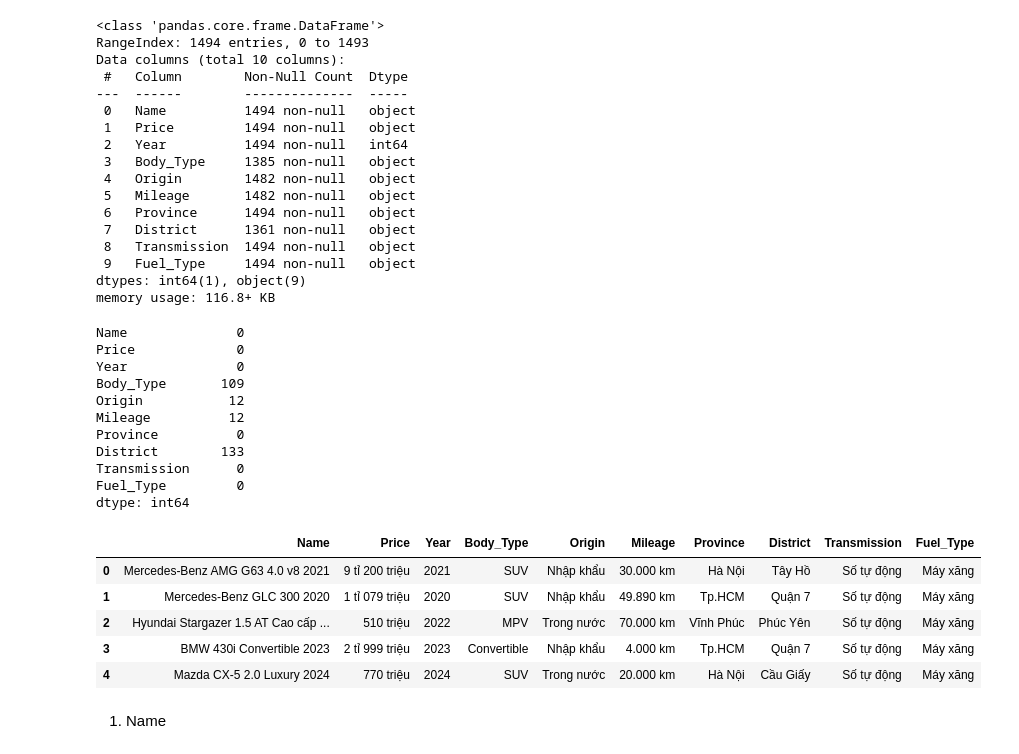
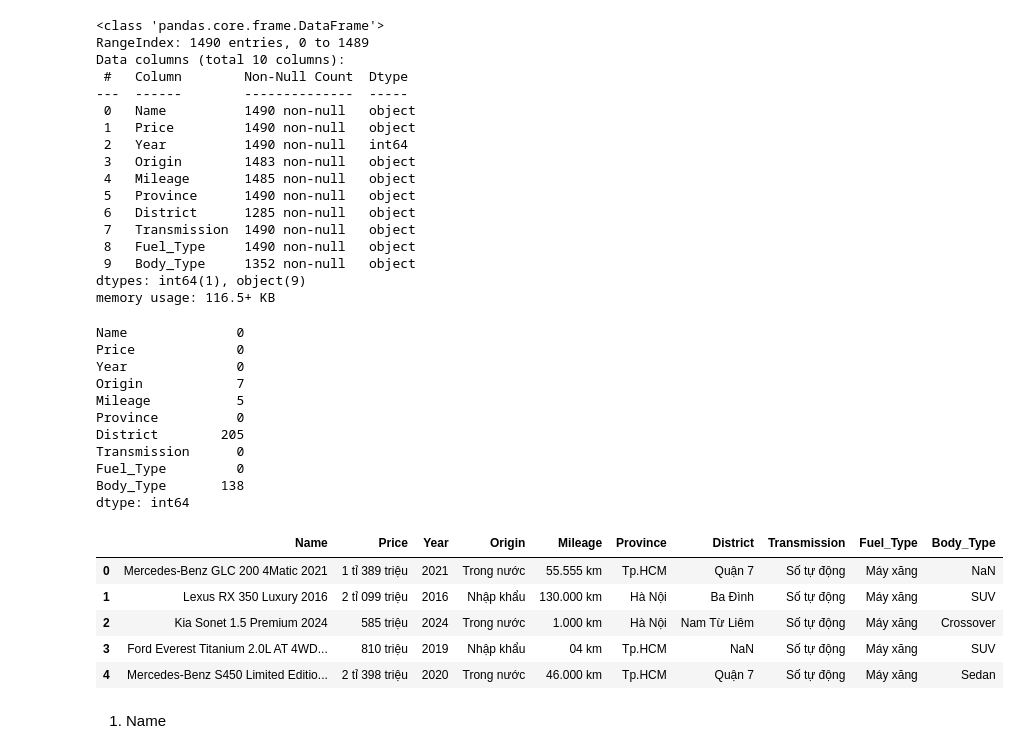
Before and after one commit to nmkhan9/car_price_predict, a Jupyter notebook: notebooks/clean_data.ipynb, the cells around one changed output. Cells and saved outputs as stored; diff of their text form; code cells hidden in the pictures.

```diff
--- a/notebooks/clean_data.ipynb
+++ b/notebooks/clean_data.ipynb
@@ -4,5 +4,5 @@ import numpy as np
 import warnings
 warnings.filterwarnings("ignore")
 # %%
-df = pd.read_csv("../data/cars_data.csv")
-df.head()
+df1 = pd.read_csv("../data/cars_data.csv")
+df2 = pd.read_csv("../data/cars_data2.csv")
@@ -80,16 +51,6 @@ Hỗ trợ/cam kết từ người bán : 1
 # %%
-df = df.drop(["Hỗ trợ/cam kết từ người bán",
-              "Còn bảo hiểm thân vỏ",
-              "Có xuất hóa đơn",
-              "Xe có nhiều đồ chơi",
-              "Model xe mới",
-              "Thủ tục trọn gói (Rút hồ sơ,sang tên,...)",
-              "Full lịch sử hãng","Một chủ từ đầu",
-              "Bảo hành máy móc động cơ 3-6 tháng",
-              "Hỗ trợ trả góp","Giá trị xe muốn mua",
-              "Loại hình",
-              "Lãi xuất (%)",
-              "Thời gian vay",
-              "Số tiền vay",
-              "Tình trạng"],axis=1)
+df1 = df1.loc[:, df1.nunique() > 1]
+# %%
+threshold = 0.5
+df1 = df1.loc[:, df1.isnull().mean() < threshold]
 # %%
@@ -115,5 +76,5 @@ memory usage: 116.8+ KB
 # %%
-df.rename(columns={
+df1.rename(columns={
     'Name': 'Name',
     'Price': 'Price',
     'Năm SX': 'Year',
@@ -126,48 +87,48 @@ df.rename(columns={
     'Nhiên liệu': 'Fuel_Type'
 }, inplace=True)
 # %%
-df.info()
+df1.info()
 # %% [output]
 <class 'pandas.core.frame.DataFrame'>
-RangeIndex: 1494 entries, 0 to 1493
+RangeIndex: 1490 entries, 0 to 1489
 Data columns (total 10 columns):
  #   Column        Non-Null Count  Dtype
 ---  ------        --------------  -----
- 0   Name          1494 non-null   object
- 1   Price         1494 non-null   object
- 2   Year          1494 non-null   int64
- 3   Body_Type     1385 non-null   object
- 4   Origin        1482 non-null   object
- 5   Mileage       1482 non-null   object
- 6   Province      1494 non-null   object
- 7   District      1361 non-null   object
- 8   Transmission  1494 non-null   object
- 9   Fuel_Type     1494 non-null   object
+ 0   Name          1490 non-null   object
+ 1   Price         1490 non-null   object
+ 2   Year          1490 non-null   int64
+ 3   Origin        1483 non-null   object
+ 4   Mileage       1485 non-null   object
+ 5   Province      1490 non-null   object
+ 6   District      1285 non-null   object
+ 7   Transmission  1490 non-null   object
+ 8   Fuel_Type     1490 non-null   object
+ 9   Body_Type     1352 non-null   object
 dtypes: int64(1), object(9)
-memory usage: 116.8+ KB
+memory usage: 116.5+ KB
 # %%
-df.isna().sum()
+df1.isna().sum()
 # %% [output]
 Name              0
 Price             0
 Year              0
-Body_Type       109
-Origin           12
-Mileage          12
+Origin            7
+Mileage           5
 Province          0
-District        133
+District        205
 Transmission      0
 Fuel_Type         0
+Body_Type       138
 dtype: int64
 # %%
-df.head()
+df1.head()
 # %% [output]
-|  | Name | Price | Year | Body_Type | Origin | Mileage | Province | District | Transmission | Fuel_Type |
-| 0 | Mercedes-Benz AMG G63 4.0 v8 2021 | 9 tỉ 200 triệu | 2021 | SUV | Nhập khẩu | 30.000 km | Hà Nội | Tây Hồ | Số tự động | Máy xăng |
-| 1 | Mercedes-Benz GLC 300 2020 | 1 tỉ 079 triệu | 2020 | SUV | Nhập khẩu | 49.890 km | Tp.HCM | Quận 7 | Số tự động | Máy xăng |
-| 2 | Hyundai Stargazer 1.5 AT Cao cấp ... | 510 triệu | 2022 | MPV | Trong nước | 70.000 km | Vĩnh Phúc | Phúc Yên | Số tự động | Máy xăng |
-| 3 | BMW 430i Convertible 2023 | 2 tỉ 999 triệu | 2023 | Convertible | Nhập khẩu | 4.000 km | Tp.HCM | Quận 7 | Số tự động | Máy xăng |
-| 4 | Mazda CX-5 2.0 Luxury 2024 | 770 triệu | 2024 | SUV | Trong nước | 20.000 km | Hà Nội | Cầu Giấy | Số tự động | Máy xăng |
+|  | Name | Price | Year | Origin | Mileage | Province | District | Transmission | Fuel_Type | Body_Type |
+| 0 | Mercedes-Benz GLC 200 4Matic 2021 | 1 tỉ 389 triệu | 2021 | Trong nước | 55.555 km | Tp.HCM | Quận 7 | Số tự động | Máy xăng | NaN |
+| 1 | Lexus RX 350 Luxury 2016 | 2 tỉ 099 triệu | 2016 | Nhập khẩu | 130.000 km | Hà Nội | Ba Đình | Số tự động | Máy xăng | SUV |
+| 2 | Kia Sonet 1.5 Premium 2024 | 585 triệu | 2024 | Trong nước | 1.000 km | Hà Nội | Nam Từ Liêm | Số tự động | Máy xăng | Crossover |
+| 3 | Ford Everest Titanium 2.0L AT 4WD... | 810 triệu | 2019 | Nhập khẩu | 04 km | Tp.HCM | NaN | Số tự động | Máy xăng | SUV |
+| 4 | Mercedes-Benz S450 Limited Editio... | 2 tỉ 398 triệu | 2020 | Trong nước | 46.000 km | Tp.HCM | Quận 7 | Số tự động | Máy xăng | Sedan |
 # %% [markdown]
 1. Name
 # %%
```
Also changed, not shown: parts of 50 cells of this notebook.
